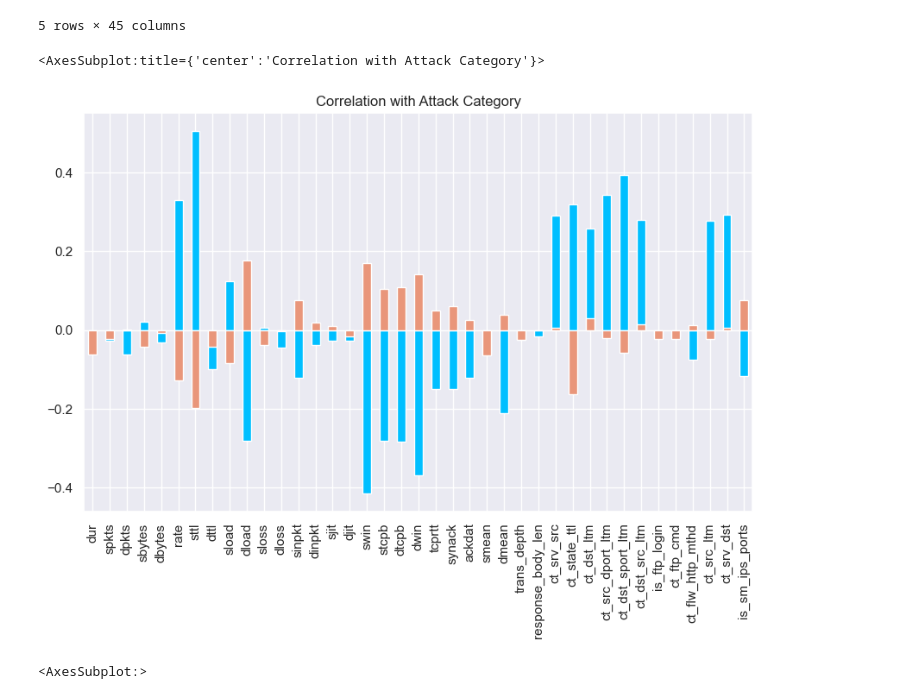
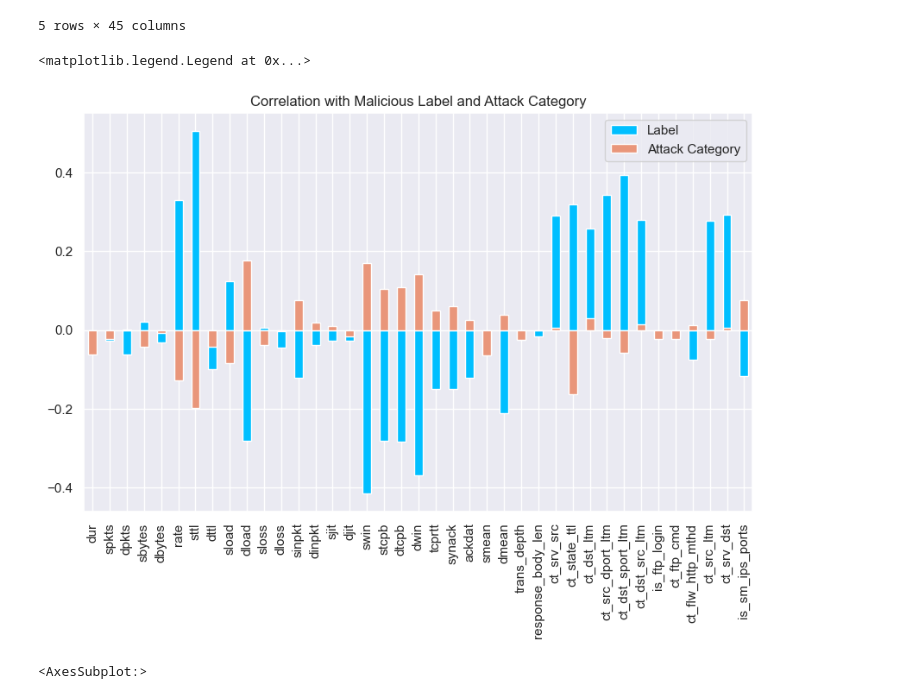
Before and after one commit to bhosley/Schoolwork, a Jupyter notebook: 2023Q2 - Machine Learning/Project/Naive Bayes.ipynb, the cells around one changed output. Cells and saved outputs as stored; diff of their text form; code cells hidden in the pictures.

```diff
--- a/2023Q2 - Machine Learning/Project/Naive Bayes.ipynb
+++ b/2023Q2 - Machine Learning/Project/Naive Bayes.ipynb
@@ -26,14 +27,15 @@ data.head()
 # %%
 df = data.drop(['id'], axis=1)
 
 attack_le = LabelEncoder()
 df['attack_cat'] = attack_le.fit_transform(df['attack_cat'])
 
 df.drop(['label','attack_cat'], axis=1).corrwith(df['label']).plot(kind='bar', grid=True, figsize=(10, 6), title="Correlation with Malicious Label", color="deepskyblue")
-df.drop(['label','attack_cat'], axis=1).corrwith(df['attack_cat']).plot(kind='bar', grid=True, figsize=(10, 6), title="Correlation with Attack Category", color="darksalmon")
+df.drop(['label','attack_cat'], axis=1).corrwith(df['attack_cat']).plot(kind='bar', grid=True, figsize=(10, 6),
+        title="Correlation with Malicious Label and Attack Category", color="darksalmon").legend(['Label','Attack Category'],loc='best')
 # %% [output]
-<AxesSubplot:title={'center':'Correlation with Attack Category'}>
+<matplotlib.legend.Legend at 0x...>
-[figure, old version]
+[figure, new version]
 # %%
 df_label = df.drop(
     [k for k,v in  (df.drop(['label','attack_cat'], axis=1).corrwith(df['label']).abs().sort_values(ascending=True) < 0.2).items()  if v],
```
Also changed, not shown: parts of 7 cells of this notebook.
